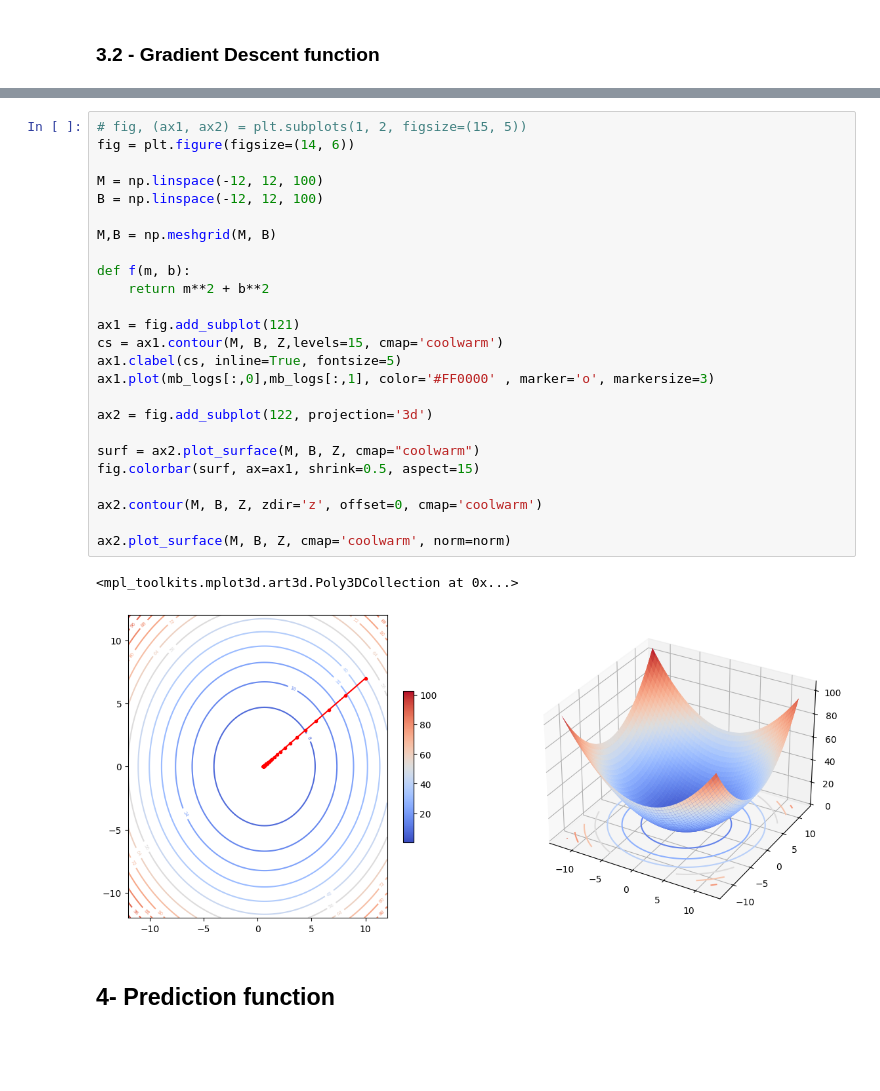
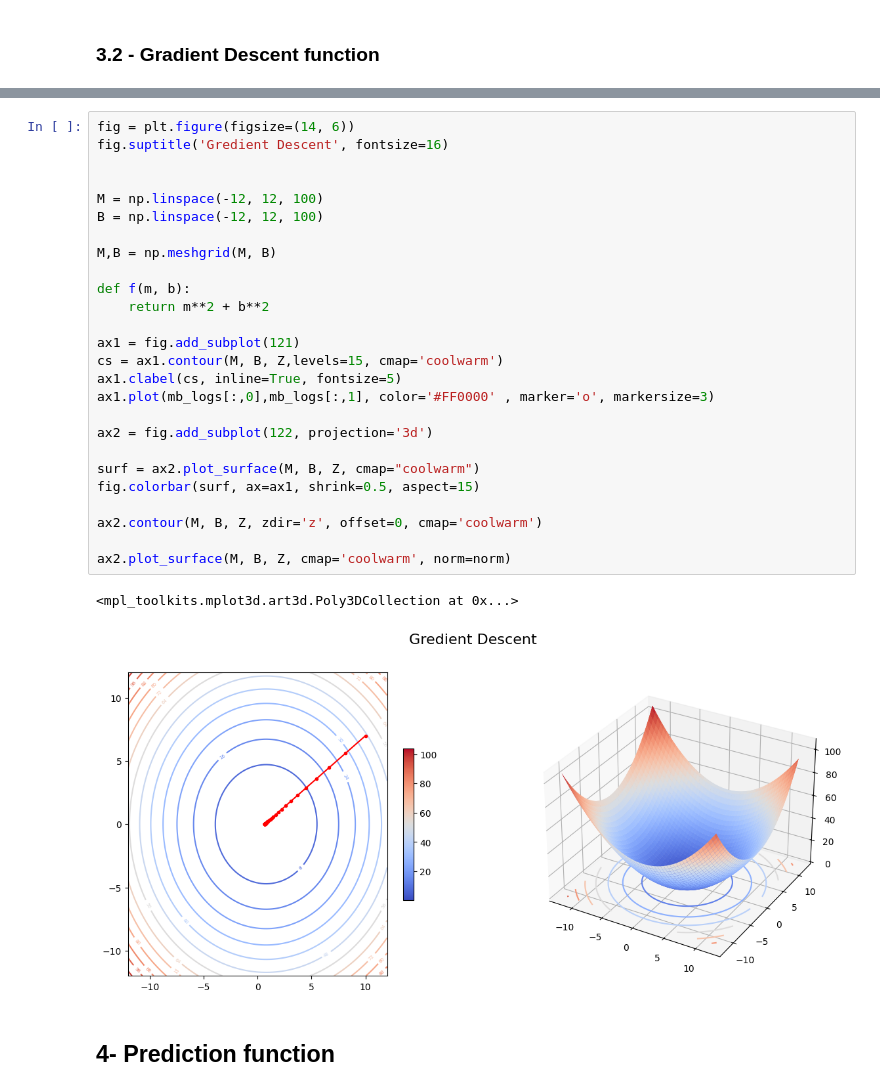
Before and after one commit to Ox03bb/Ai_Docs, a Jupyter notebook: core/Linear_Regression.ipynb, the cells around one changed output, grey strips where cells are left out. Saved outputs shown, nothing was run; the diff lists cells and outputs as text; blank space fills up the shorter version.

```diff
--- a/core/Linear_Regression.ipynb
+++ b/core/Linear_Regression.ipynb
@@ -222,31 +208,32 @@ plt.show()
 # %%
-# fig, (ax1, ax2) = plt.subplots(1, 2, figsize=(15, 5))
 fig = plt.figure(figsize=(14, 6))
+fig.suptitle('Gredient Descent', fontsize=16)
+
 
 M = np.linspace(-12, 12, 100)
 B = np.linspace(-12, 12, 100)
 
 M,B = np.meshgrid(M, B)
 
 def f(m, b):
     return m**2 + b**2
 
 ax1 = fig.add_subplot(121)
 cs = ax1.contour(M, B, Z,levels=15, cmap='coolwarm')
 ax1.clabel(cs, inline=True, fontsize=5)
 ax1.plot(mb_logs[:,0],mb_logs[:,1], color='#FF0000' , marker='o', markersize=3)
 
 ax2 = fig.add_subplot(122, projection='3d')
 
 surf = ax2.plot_surface(M, B, Z, cmap="coolwarm")
 fig.colorbar(surf, ax=ax1, shrink=0.5, aspect=15)
 
 ax2.contour(M, B, Z, zdir='z', offset=0, cmap='coolwarm')
 
 ax2.plot_surface(M, B, Z, cmap='coolwarm', norm=norm)
 # %% [output]
 <mpl_toolkits.mplot3d.art3d.Poly3DCollection at 0x...>
-[figure, old version]
+[figure, new version]
 # %% [markdown]
 ## 4- Prediction function
 # %%
```
Also changed, not shown: parts of 6 cells of this notebook, 11 other files.
